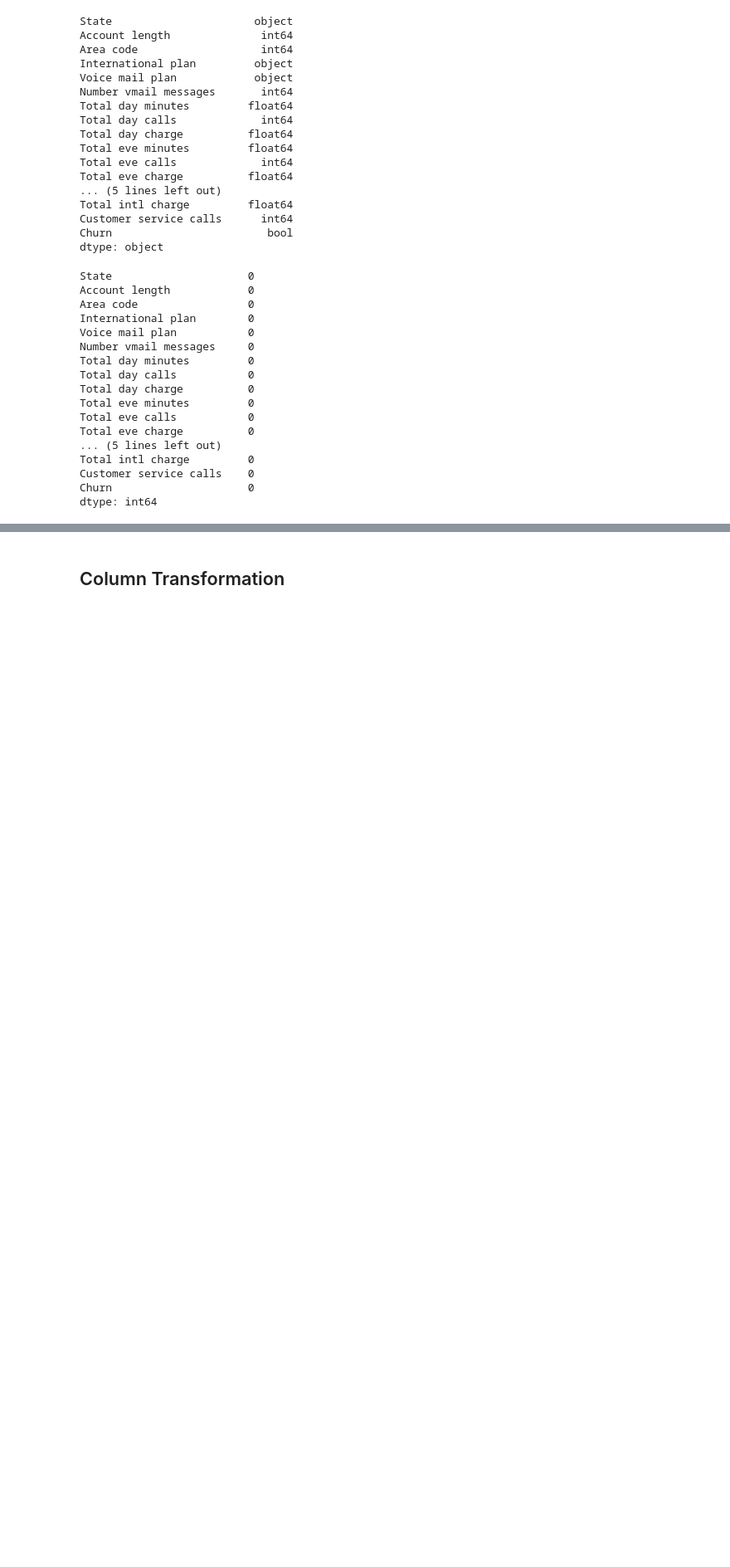
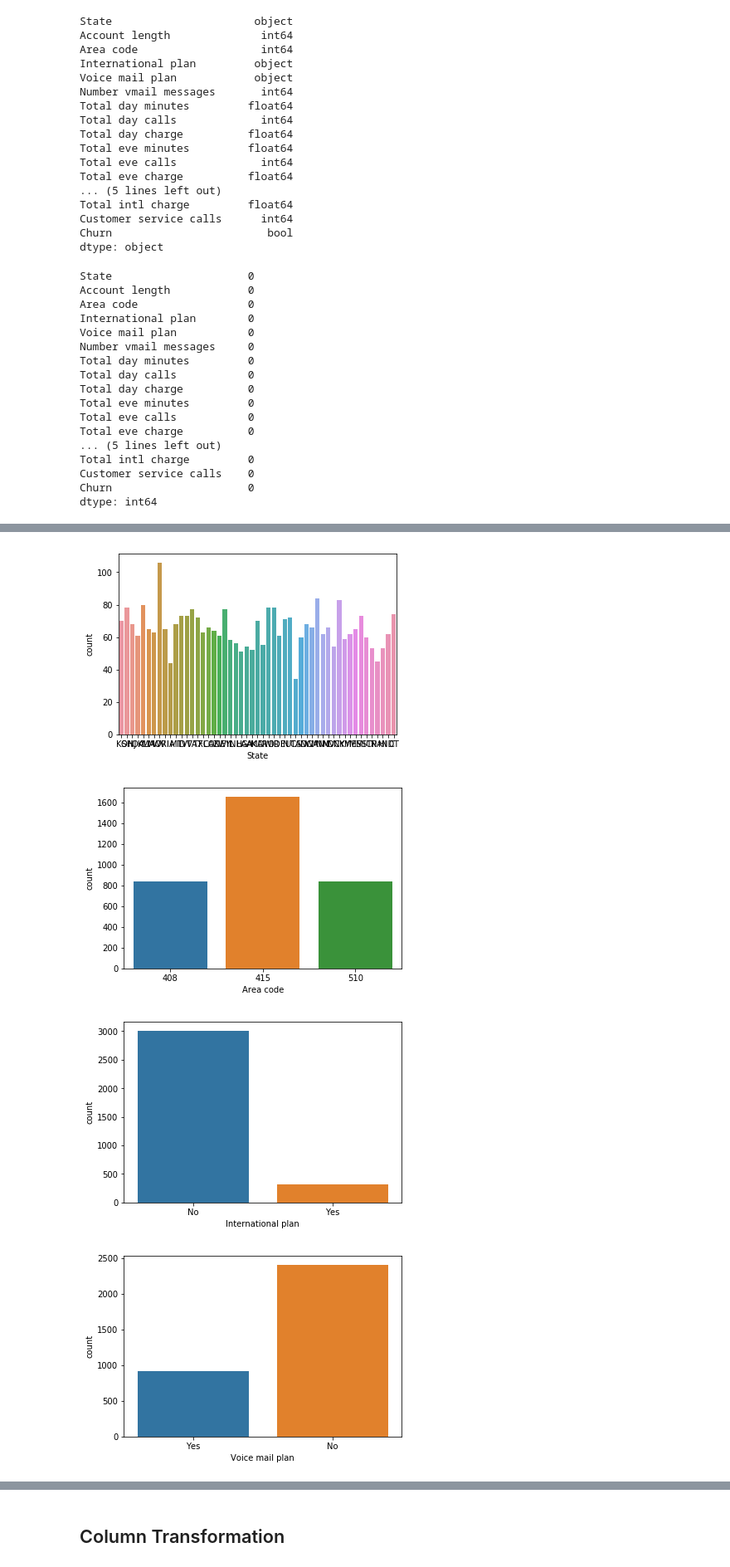
Before and after one commit to kangand/1000ml, a Jupyter notebook: unit5_project/Data prep.ipynb, the cells around one changed output, grey strips where cells are left out. Shown: that part at 83% size. Drawn from its saved outputs; the diff is of its cells as text; code cells hidden in the pictures; blank space fills up the shorter version.

```diff
--- a/unit5_project/Data prep.ipynb
+++ b/unit5_project/Data prep.ipynb
@@ -103,0 +113,9 @@ teledf.sample(5)
+# %%
+for i in non_cont:
+    sns.countplot(teledf[i])
+    plt.show()
+# %% [output]
+[figure, added]
+[figure, added]
+[figure, added]
+[figure, added]
```
Also changed, not shown: parts of 8 cells of this notebook.
